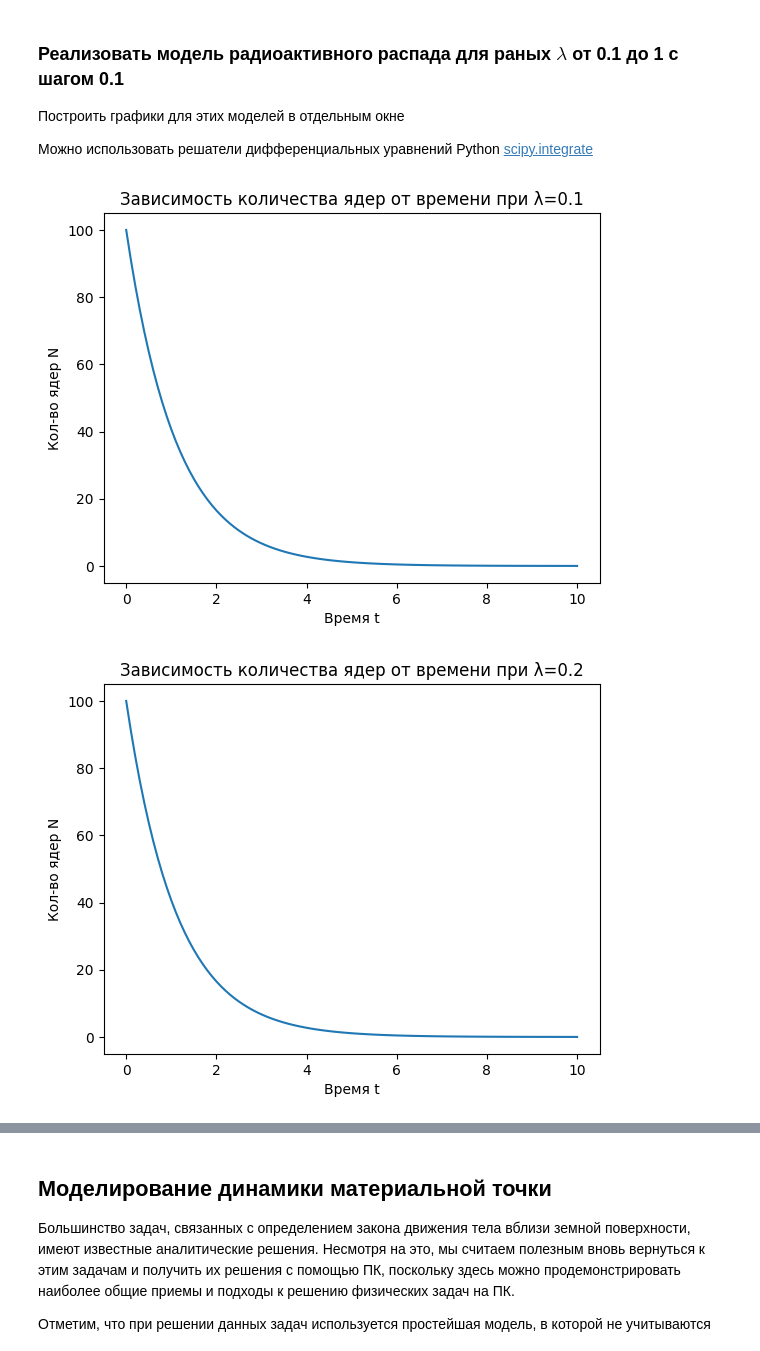
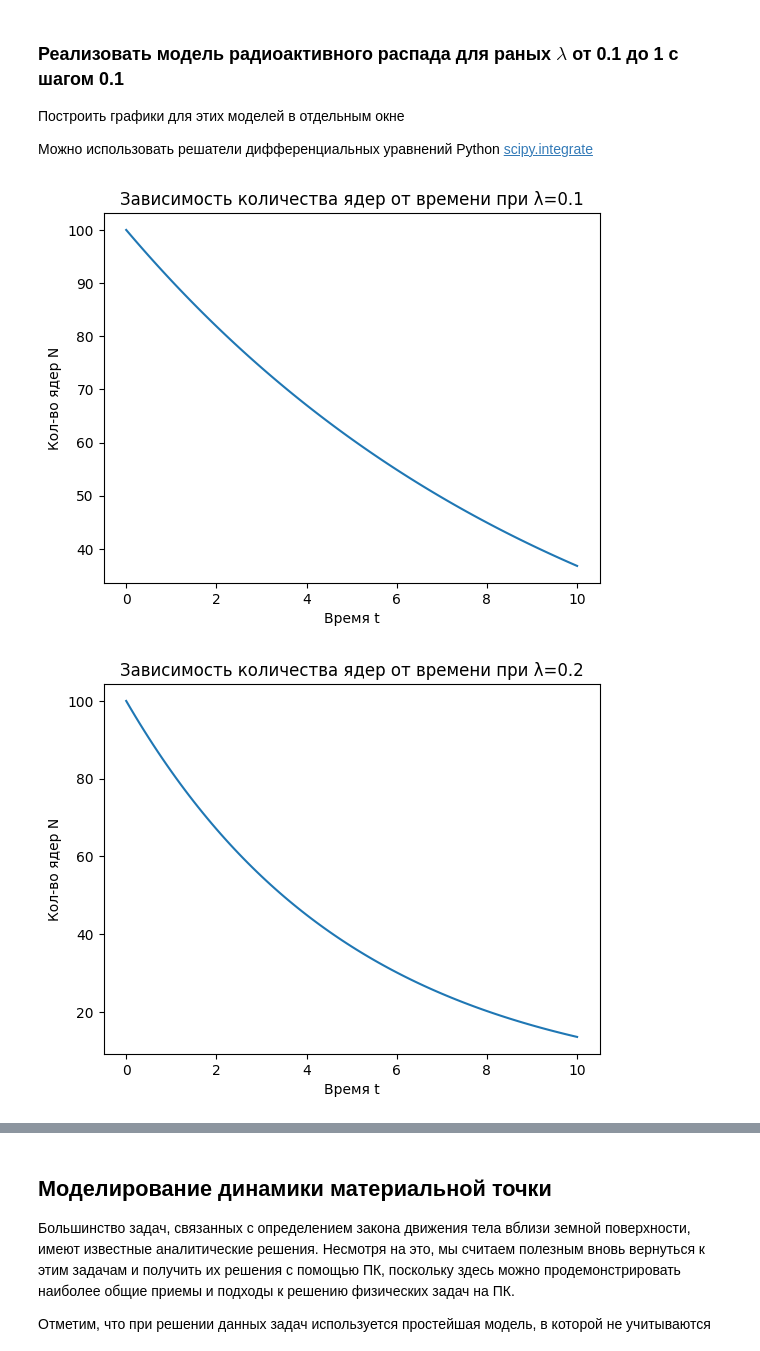
Before and after one commit to Pokulord/PhysModelling, a Jupyter notebook: Lab4.ipynb, the cells around one changed output, grey strips where cells are left out. Drawn from its saved outputs; the diff is of its cells as text; code cells hidden in the pictures.

```diff
--- a/Lab4.ipynb
+++ b/Lab4.ipynb
@@ -222,29 +222,28 @@ plt.show()
 # %%
 import numpy as np
 import matplotlib.pyplot as plt
 from scipy.integrate import solve_ivp
 
 N0 = 100
 t0 = 0
 tn = 10
-half_of_decay = 3.5*60 # Период полураспада
 
 def f(t,N):
-    return -l*N
+    return -decay_lambda*N
 
 for decay_lambda in np.arange(0.1,1.1,0.1):
 
     sol = solve_ivp(f, [t0,tn], [N0], max_step = 0.1)
 
     cores = sol.y[0]
     time = sol.t
 
     fig1 = plt.figure()
     ax1 = fig1.add_subplot(1,1,1)
     ax1.plot(time,cores)
     plt.xlabel('Время t')
     plt.ylabel('Кол-во ядер N')
     plt.title(f'Зависимость количества ядер от времени при λ={round(decay_lambda,1)}')
 # %% [output]
-[figure, old version]
+[figure, new version]
-[figure, old version]
+[figure, new version]
```
Also changed, not shown: parts of 4 cells of this notebook.
